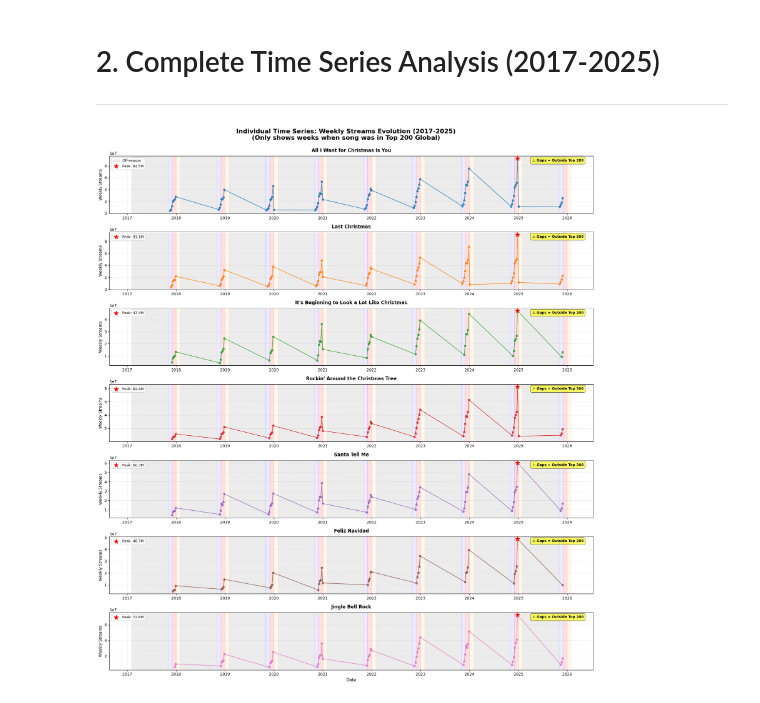
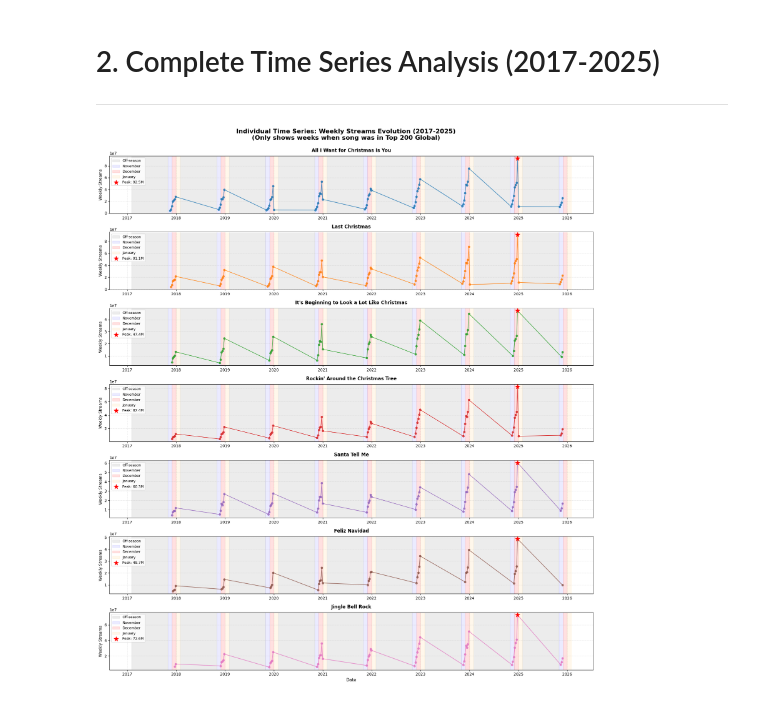
Before and after one commit to JonasSouza871/Christmas_Songs_Spotify_Analysis, a Jupyter notebook: temporal_analysis.ipynb, the cells around one changed output. Cells and saved outputs as stored; diff of their text form; code cells hidden in the pictures.

```diff
--- a/temporal_analysis.ipynb
+++ b/temporal_analysis.ipynb
@@ -49,62 +49,54 @@ dtype('<M8[ns]')
 
 -----------
 # %%
-# Individual time series analysis for each song
-fig, axes = plt.subplots(7, 1, figsize=(18, 20))
+fig, axes = plt.subplots(7, 1, figsize=(18, 20)) #Individual time series analysis for each song
+songs = df['track'].unique() #check which songs appear
+colors = plt.cm.tab10(range(len(songs))) #plot color for each image
 
-songs = df['track'].unique()
-colors = plt.cm.tab10(range(len(songs)))
-
-for idx, song in enumerate(songs):
-    song_data = df[df['track'] == song].sort_values('date')
+for idx, song in enumerate(songs): #for all songs
+    song_data = df[df['track'] == song].sort_values('date') #check tracks for each song and sort by date
 
     # Plot with line connection AND markers
     axes[idx].plot(song_data['date'], song_data['streams'],
                    marker='o', markersize=5, linewidth=1.5,
                    color=colors[idx], alpha=0.8, zorder=3)
 
     axes[idx].set_title(f'{song}', fontsize=12, fontweight='bold', pad=10)
     axes[idx].set_ylabel('Weekly Streams', fontsize=10)
     axes[idx].ticklabel_format(style='scientific', axis='y', scilimits=(0,0))
     axes[idx].grid(True, alpha=0.3, linestyle='--')
 
-    # Mark OFF-SEASON periods (February to October) with gray background
+    #Mark OFF-SEASON periods (February to October) with gray background
     for year in range(2017, 2026):
         axes[idx].axvspan(pd.Timestamp(f'{year}-02-01'), pd.Timestamp(f'{year}-10-31'),
-                          color='gray', alpha=0.15, zorder=0, label='Off-season' if year == 2017 and idx == 0 else '')
+                          color='gray', alpha=0.15, zorder=0, label='Off-season' if year == 2017  else '')
 
-    # Highlight Christmas season months (November, December, January)
-    for year in range(2017, 2026):
-        # November
+    #Highlight Christmas season months (November, December, January)
+    for year in range(2017, 2026):#ANALYSIS OF NOVEMBER, DECEMBER AND JANUARY FOR EACH YEAR
+        #November
         axes[idx].axvspan(pd.Timestamp(f'{year}-11-01'), pd.Timestamp(f'{year}-11-30'),
-                          color='blue', alpha=0.08, zorder=1)
-        # December
+                          color='blue', alpha=0.08, zorder=1, label = 'November'if year == 2017 else '')# NOVEMBER AS BLUE
+        # the if year only appears once in the legend for november color
+        #December
         axes[idx].axvspan(pd.Timestamp(f'{year}-12-01'), pd.Timestamp(f'{year}-12-31'),
-                          color='red', alpha=0.12, zorder=1)
-        # January
+                          color='red', alpha=0.12, zorder=1, label = 'December'if year == 2017 else '') #DECEMBER AS RED
+        #January
         axes[idx].axvspan(pd.Timestamp(f'{year+1}-01-01'), pd.Timestamp(f'{year+1}-01-31'),
-                          color='orange', alpha=0.08, zorder=1)
+                          color='orange', alpha=0.08, zorder=1, label = 'January'if year == 2017 else '') #JANUARY AS ORANGE
 
-    # Highlight maximum peak
-    max_idx = song_data['streams'].idxmax()
-    max_date = song_data.loc[max_idx, 'date']
-    max_streams = song_data.loc[max_idx, 'streams']
+    #Mark maximum peak day listened
+    max_idx = song_data['streams'].idxmax() #gets id with highest value of song plays
+    max_date = song_data.loc[max_idx, 'date'] #gets date where there was highest level of plays
+    max_streams = song_data.loc[max_idx, 'streams']  #Gets the value of the 'streams' column from that row.
     axes[idx].scatter(max_date, max_streams, color='red', s=150, zorder=5,
                       marker='*', label=f'Peak: {max_streams/1e6:.1f}M')
     axes[idx].legend(loc='upper left', fontsize=9)
 
-    # Add clear note
-    axes[idx].text(0.98, 0.95, '⚠ Gaps = Outside Top 200',
-                   transform=axes[idx].transAxes, fontsize=9,
-                   ha='right', va='top', weight='bold',
-                   bbox=dict(boxstyle='round,pad=0.5', facecolor='yellow', alpha=0.6))
-
-axes[-1].set_xlabel('Date', fontsize=11)
-
+axes[-1].set_xlabel('Date', fontsize=11) #xlabel being the years
 plt.suptitle('Individual Time Series: Weekly Streams Evolution (2017-2025)\n(Only shows weeks when song was in Top 200 Global)',
-             fontsize=16, fontweight='bold', y=0.998)
+             fontsize=16, fontweight='bold', y=0.998) #title
 plt.tight_layout()
 plt.show()
 # %% [output]
-[figure, old version]
+[figure, new version]
 # %%
```
Also changed, not shown: parts of 8 cells of this notebook.
